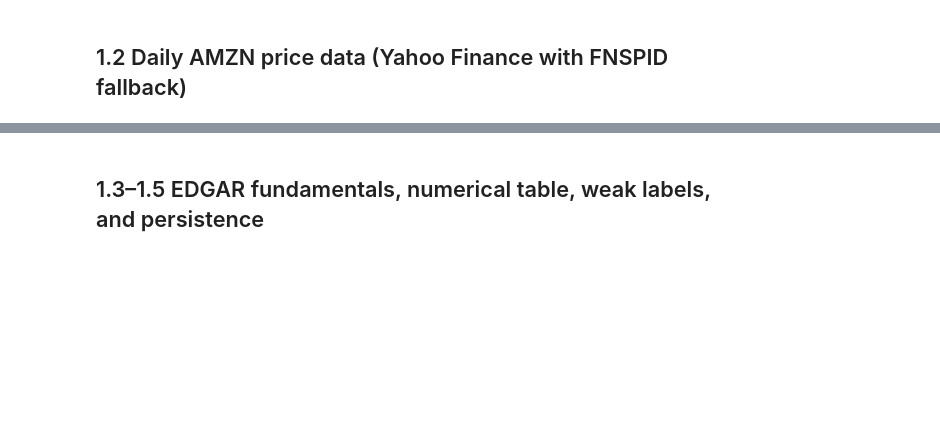
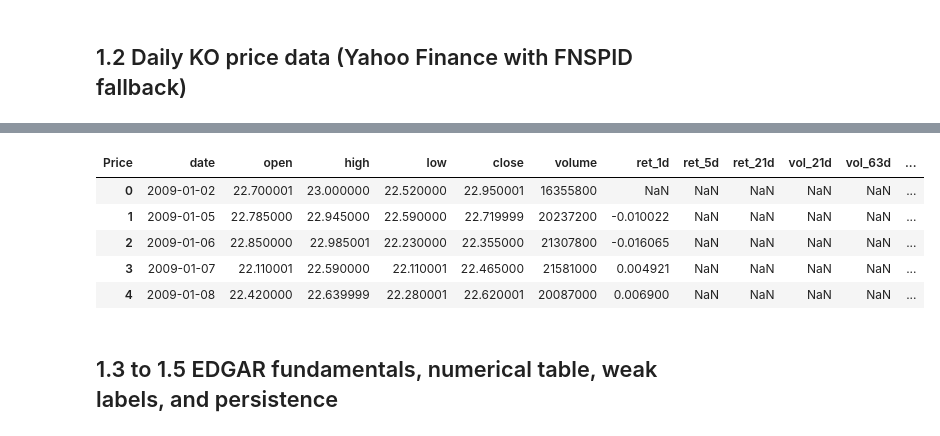
Before and after one commit to jomo8/energy-analysis-pipeline, a Jupyter notebook: 01_data_ingestion.ipynb, the cells around one changed output, grey strips where cells are left out. Cells and saved outputs as stored; diff of their text form; code cells hidden in the pictures; blank space fills up the shorter version.

```diff
--- a/01_data_ingestion.ipynb
+++ b/01_data_ingestion.ipynb
@@ -218,26 +232,26 @@ text_df.head()
 # %% [markdown]
-## 1.2 Daily AMZN price data (Yahoo Finance with FNSPID fallback)
+## 1.2 Daily KO price data (Yahoo Finance with FNSPID fallback)
 # %%
 def compute_price_features(price_df):
     """Add return/volatility features derived from daily close prices."""
     df = price_df.copy()
 
-    # Simple historical returns over 1, 5, and 21 trading days.
+    # Historical returns over 1, 5, 21 trading days.
     df["ret_1d"] = df["close"].pct_change(1)
     df["ret_5d"] = df["close"].pct_change(5)
     df["ret_21d"] = df["close"].pct_change(21)
 
-    # Rolling volatility estimates from daily returns.
+    # Rolling volatility from daily returns.
     df["vol_21d"] = df["ret_1d"].rolling(21).std()
     df["vol_63d"] = df["ret_1d"].rolling(63).std()
 
-    # Drawdown measures distance from trailing 252-day high.
+    # Distance from trailing 252-day high.
     df["drawdown"] = (df["close"] / df["close"].rolling(252).max()) - 1.0
     return df
 
 
 def load_prices_from_yfinance(ticker, start_date, end_date):
-    """Pull daily OHLCV from Yahoo Finance for configured ticker/date range."""
+    """Pull daily OHLCV from Yahoo Finance."""
     history = yf.download(
         tickers=ticker,
         start=start_date,
@@ -250,14 +264,14 @@ def load_prices_from_yfinance(ticker, start_date, end_date):
     if history.empty:
         return None
 
-    # yfinance >=0.2.40 returns a 2-level column index (price field, ticker) even when
-    # only a single ticker is downloaded. We drop the ticker level so downstream code
-    # can do df["close"] and get a Series; without this flatten, df["close"] would be
-    # a 1-column DataFrame and pct_change/rolling chains would silently misbehave.
+    # yfinance >=0.2.40 returns a 2-level column index (price field, ticker)
+    # even for a single ticker. Drop the ticker level so df["close"] is a
+    # Series, not a 1-column DataFrame (otherwise pct_change/rolling silently
+    # misbehave).
     if isinstance(history.columns, pd.MultiIndex):
         history.columns = history.columns.get_level_values(0)
 
-    # Flatten index and standardize expected column names.
+    # Flatten and standardize column names.
     history = history.reset_index()
     history = history.rename(
         columns={
@@ -270,7 +284,7 @@ def load_prices_from_yfinance(ticker, start_date, end_date):
         }
     )
 
-    # Keep date-only timestamps and required columns.
+    # Date-only timestamps and required columns.
     history["date"] = pd.to_datetime(history["date"]).dt.normalize()
     keep_cols = ["date", "open", "high", "low", "close", "volume"]
     return history[keep_cols].copy()
@@ -280,7 +294,7 @@ def load_prices_from_fnspid_fallback(ticker, start_date, end_date):
     """Fallback source: parse FNSPID full-history ZIP if yfinance fails."""
     repo_id = "Zihan1004/FNSPID"
 
-    # Discover ZIP files in repo that look like full history dumps.
+    # Discover full-history ZIP files in the repo.
     files = list_repo_files(repo_id=repo_id, repo_type="dataset")
     zip_candidates = [path for path in files if "full_history" in path and path.endswith(".zip")]
     if not zip_candidates:
@@ -294,7 +308,7 @@ def load_prices_from_fnspid_fallback(ticker, start_date, end_date):
     )
 
     with zipfile.ZipFile(zip_path, "r") as archive:
-        # Look for CSV members inside the ZIP.
+        # Look for CSV members.
         csv_members = [name for name in archive.namelist() if name.lower().endswith(".csv")]
         if not csv_members:
             raise FileNotFoundError("No CSV file found inside FNSPID fallback ZIP.")
@@ -304,7 +318,7 @@ def load_prices_from_fnspid_fallback(ticker, start_date, end_date):
             with archive.open(member, "r") as raw_file:
                 candidate = pd.read_csv(io.BytesIO(raw_file.read()))
 
-            # Flexible column mapping in case schema differs across files.
+            # Flexible column mapping in case schemas differ.
             lower_columns = {col.lower(): col for col in candidate.columns}
             symbol_col = lower_columns.get("symbol") or lower_columns.get("ticker")
             date_col = lower_columns.get("date") or lower_columns.get("datetime")
@@ -312,18 +326,18 @@ def load_prices_from_fnspid_fallback(ticker, start_date, end_date):
             volume_col = lower_columns.get("volume")
 
             if symbol_col and date_col and close_col:
-                # Keep only AMZN rows.
+                # Filter to configured ticker.
                 ticker_rows = candidate[candidate[symbol_col].astype(str).str.upper() == ticker].copy()
                 if not ticker_rows.empty:
-                    # Parse dates and restrict to configured time window.
+                    # Parse dates and restrict to configured window.
                     ticker_rows["date"] = pd.to_datetime(ticker_rows[date_col], errors="coerce").dt.normalize()
                     ticker_rows = ticker_rows[(ticker_rows["date"] >= pd.Timestamp(start_date)) & (ticker_rows["date"] <= pd.Timestamp(end_date))]
 
-                    # Convert numeric fields safely; invalid values become NaN.
+                    # Coerce numeric fields; invalid values become NaN.
                     ticker_rows["close"] = pd.to_numeric(ticker_rows[close_col], errors="coerce")
                     ticker_rows["volume"] = pd.to_numeric(ticker_rows[volume_col], errors="coerce") if volume_col else np.nan
 
-                    # Fallback files may not include full OHLC; fill missing fields with NaN.
+                    # Fallback files may lack OHLC; fill with NaN.
                     ticker_rows["open"] = np.nan
                     ticker_rows["high"] = np.nan
                     ticker_rows["low"] = np.nan
@@ -332,7 +346,7 @@ def load_prices_from_fnspid_fallback(ticker, start_date, end_date):
                     break
 
     if fallback_df is None or fallback_df.empty:
-        raise RuntimeError("FNSPID fallback price extraction did not return AMZN rows.")
+        raise RuntimeError(f"FNSPID fallback price extraction did not return rows for {ticker}.")
 
     return fallback_df.sort_values("date").reset_index(drop=True)
 
@@ -353,11 +367,12 @@ if price_df is None:
         end_date=end_date,
     )
 
-# Ensure chronological order, then add derived features.
+# Chronological order, then add derived features.
 price_df = price_df.sort_values("date").reset_index(drop=True)
 price_df = compute_price_features(price_df)
 
-# Print coverage and preview.
+# Coverage and preview.
 print(f"Price rows: {len(price_df)}")
 print(f"Price date range: {price_df['date'].min()} -> {price_df['date'].max()}")
 price_df.head()
+# %% [output]
@@ -364,4 +381,10 @@ price_df.head()
+| Price | date | open | high | low | close | volume | ret_1d | ret_5d | ret_21d | vol_21d | vol_63d | ... |
+| 0 | 2009-01-02 | 22.700001 | 23.000000 | 22.520000 | 22.950001 | 16355800 | NaN | NaN | NaN | NaN | NaN | ... |
+| 1 | 2009-01-05 | 22.785000 | 22.945000 | 22.590000 | 22.719999 | 20237200 | -0.010022 | NaN | NaN | NaN | NaN | ... |
+| 2 | 2009-01-06 | 22.850000 | 22.985001 | 22.230000 | 22.355000 | 21307800 | -0.016065 | NaN | NaN | NaN | NaN | ... |
+| 3 | 2009-01-07 | 22.110001 | 22.590000 | 22.110001 | 22.465000 | 21581000 | 0.004921 | NaN | NaN | NaN | NaN | ... |
+| 4 | 2009-01-08 | 22.420000 | 22.639999 | 22.280001 | 22.620001 | 20087000 | 0.006900 | NaN | NaN | NaN | NaN | ... |
 # %% [markdown]
-## 1.3–1.5 EDGAR fundamentals, numerical table, weak labels, and persistence
+## 1.3 to 1.5 EDGAR fundamentals, numerical table, weak labels, and persistence
 # %%
 def extract_edgar_observations(concept_payload, concept_name):
```
Also changed, not shown: parts of 6 cells of this notebook, 4 other files.
